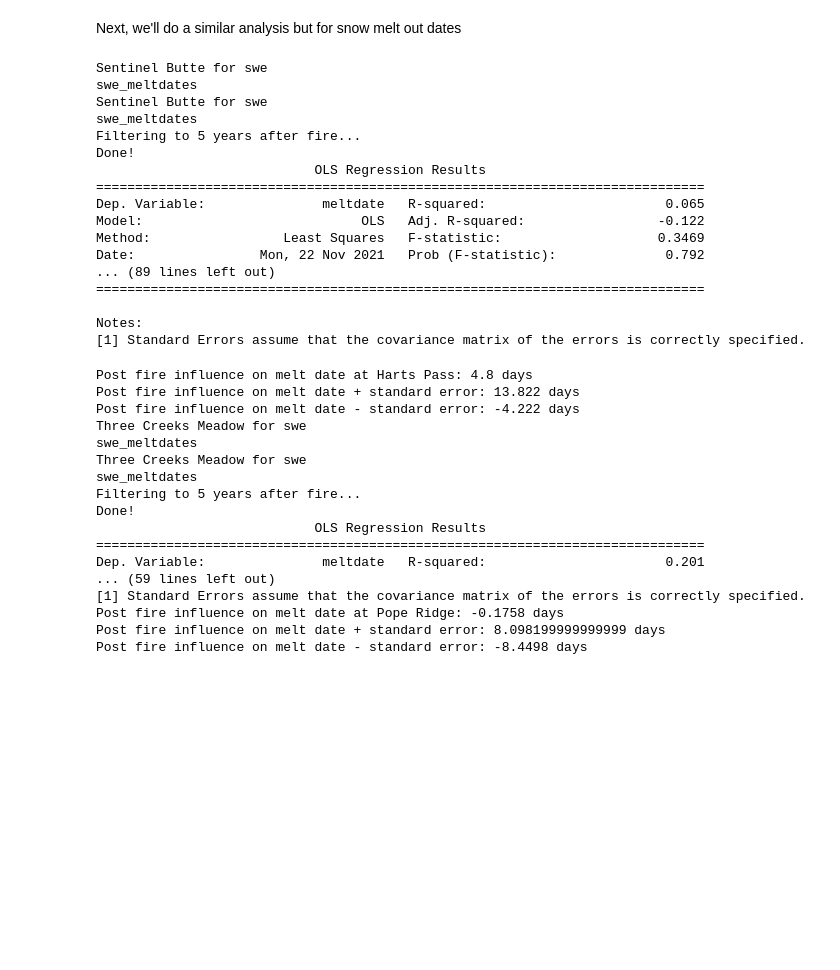
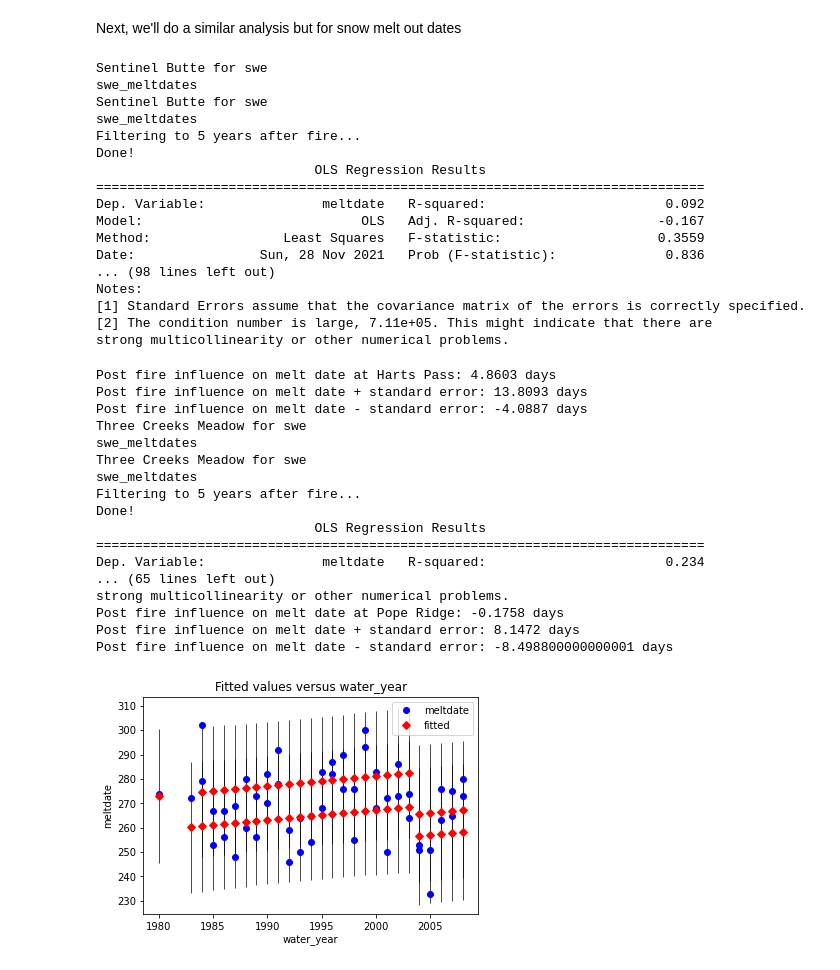
Before and after one commit to dlhogan97/CEWA565_project, a Jupyter notebook: regression_confidence_intervals.ipynb, the cells around one changed output. Drawn from its saved outputs; the diff is of its cells as text; code cells hidden in the pictures; blank space fills up the shorter version.

```diff
--- a/regression_confidence_intervals.ipynb
+++ b/regression_confidence_intervals.ipynb
@@ -323,13 +332,14 @@ for (site,paired) in fire_sites.items():
                 # Compute the standard error
                 sigma = stderr * np.sqrt(sst_x)
                 r_squared = rvalue**2
-                # conf interval calculations
-                sB1 = sigma/np.sqrt(sst_x)
                 # t-value for alpha/2 with n-2 degrees of freedom
                 alpha = 0.05
                 n = len(x_before)
                 dof = n - 2
                 t = stats.t.ppf(1-alpha/2, dof)
+                # conf interval calculations
+                sB1 = sigma/np.sqrt(sst_x)
+
                 # compute upper and lower b1 limits
                 B1_upper = slope + t * sB1
                 B1_lower = slope - t * sB1
@@ -349,11 +359,16 @@ for (site,paired) in fire_sites.items():
                 ax.axhline(df['DOWY'].mean(),color='magenta', label='Mean Melt Date')
                 ax.plot(x_before,y_before,'k-',label='Linear Regression Trend')
                 ax.scatter(df['water_year'],df['DOWY'])
+                ax.plot([],[],c='white', label='R$^2$ = {}'.format(np.round(r_squared,3)))
+                ax.plot([],[],c='white', label='p < {}'.format(np.round(pvalue,3)))
                 ax.set_ylim(180,max_swe+10)
                 ax.set_xlabel('Year', size=14)
                 ax.set_ylabel('Day of Water Year', size=14)
                 ax.legend()
                 ax.set_title('Snow Melt Date at {}'.format(title))
+
+        print(stats.fligner(df_a['DOWY'],df_paired_a['DOWY'])) # test for similarity in variance
+        print(stats.ranksums(df_paired_a['DOWY'], df_paired_b['DOWY'])) # test for equality of means between two samples
 # %% [output]
 Sentinel Butte for swe
 swe_meltdates
@@ -464,6 +479,8 @@ Filtering to 5 years after fire...
 Done!
 -0.17575757575755802
 [figure]
+# %%
+df1['datetime'] = df1['datetime'].dt.year
 # %%
 diff_in_diff_results = {}
 for i,(site,paired) in enumerate(fire_sites.items()):
@@ -471,32 +488,32 @@ for i,(site,paired) in enumerate(fire_sites.items()):
     df1 = df_b[(df_b.index.month==4) & (df_b.index.day==1)].reset_index()
     df1 = df1[['datetime','SNOTEL:WTEQ_D']].dropna()
     df1['pre_post'] = 0
-    df1['original'] = 1
+    df1['burned_unburned'] = 1
 
     df2 = df_paired_b[(df_paired_b.index.month==4) & (df_paired_b.index.day==1)].reset_index()
     df2 = df2[['datetime','SNOTEL:WTEQ_D']].dropna()
     df2['pre_post'] = 0
-    df2['original'] = 0
+    df2['burned_unburned'] = 0
 
     df3 = df_a[(df_a.index.month==4) & (df_a.index.day==1)].reset_index()
     df3 = df3[['datetime','SNOTEL:WTEQ_D']].dropna()
     df3['pre_post'] = 1
-    df3['original'] = 1
+    df3['burned_unburned'] = 1
 
     df4 = df_paired_a[(df_paired_a.index.month==4) & (df_paired_a.index.day==1)].reset_index()
     df4 = df4[['datetime','SNOTEL:WTEQ_D']].dropna()
     df4['pre_post'] = 1
-    df4['original'] = 0
+    df4['burned_unburned'] = 0
 
     df = pd.concat([df1,df2,df3,df4])
     df = df.rename(columns = {'SNOTEL:WTEQ_D':'April1SWE'})
-    results = smf.ols("April1SWE ~ original*pre_post",data=df).fit().summary()
+    results = smf.ols("April1SWE ~ datetime.dt.year+burned_unburned*pre_post",data=df).fit().summary()
     print(results)
     results_as_html = results.tables[1].as_html()
     diff_in_diff_ols = pd.read_html(results_as_html,header=0, index_col=0)[0]
     diff_in_diff_results[site] = diff_in_diff_ols
-    post_fire_difference = diff_in_diff_ols.loc['original:pre_post']['coef']
-    post_fire_stderror = diff_in_diff_ols.loc['original:pre_post']['std err']
+    post_fire_difference = diff_in_diff_ols.loc['burned_unburned:pre_post']['coef']
+    post_fire_stderror = diff_in_diff_ols.loc['burned_unburned:pre_post']['std err']
 
     print('Post fire influence on SWE at {}: {} mm'.format(site,post_fire_difference))
     print('Post fire influence on SWE + standard error: {} mm'.format(post_fire_difference+post_fire_stderror))
@@ -544,6 +563,7 @@ Next, we'll do a similar analysis but for snow melt out dates
 # %%
 diff_in_diff_results = {}
 for i,(site,paired) in enumerate(fire_sites.items()):
+
     df_b, df_a, df_paired_b, df_paired_a = getSites(site,paired, variable='meltdates',postyrs=years)
     df1 = df_b
     df1 = df1[['water_year','DOWY']].dropna()
@@ -567,49 +587,52 @@ for i,(site,paired) in enumerate(fire_sites.items()):
 
     df = pd.concat([df1,df2,df3,df4])
     df = df.rename(columns = {'DOWY':'meltdate'})
-    results = smf.ols("meltdate ~ original*pre_post",data=df).fit().summary()
-    print(results)
-    results_as_html = results.tables[1].as_html()
+    results = smf.ols("meltdate ~ water_year + original*pre_post",data=df).fit()
+    print(results.summary())
+    if i == 2:
+        sm.graphics.plot_fit(results, 1)
+    results_as_html = results.summary().tables[1].as_html()
     diff_in_diff_ols = pd.read_html(results_as_html,header=0, index_col=0)[0]
-    diff_in_diff_results[site] = diff_in_diff_ols
+    diff_in_diff_results[site] = [diff_in_diff_ols,results]
     post_fire_difference = diff_in_diff_ols.loc['original:pre_post']['coef']
     post_fire_stderror = diff_in_diff_ols.loc['original:pre_post']['std err']
 
     print('Post fire influence on melt date at {}: {} days'.format(site,post_fire_difference))
     print('Post fire influence on melt date + standard error: {} days'.format(post_fire_difference+post_fire_stderror))
     print('Post fire influence on melt date - standard error: {} days'.format(post_fire_difference-post_fire_stderror))
 # %% [output]
 Sentinel Butte for swe
 swe_meltdates
 Sentinel Butte for swe
 swe_meltdates
 Filtering to 5 years after fire...
 Done!
                             OLS Regression Results
 ==============================================================================
-Dep. Variable:               meltdate   R-squared:                       0.065
-Model:                            OLS   Adj. R-squared:                 -0.122
-Method:                 Least Squares   F-statistic:                    0.3469
-Date:                Mon, 22 Nov 2021   Prob (F-statistic):              0.792
-... (89 lines left out)
-==============================================================================
-
+Dep. Variable:               meltdate   R-squared:                       0.092
+Model:                            OLS   Adj. R-squared:                 -0.167
+Method:                 Least Squares   F-statistic:                    0.3559
+Date:                Sun, 28 Nov 2021   Prob (F-statistic):              0.836
+... (98 lines left out)
 Notes:
 [1] Standard Errors assume that the covariance matrix of the errors is correctly specified.
+[2] The condition number is large, 7.11e+05. This might indicate that there are
+strong multicollinearity or other numerical problems.
-Post fire influence on melt date at Harts Pass: 4.8 days
-Post fire influence on melt date + standard error: 13.822 days
-Post fire influence on melt date - standard error: -4.222 days
+Post fire influence on melt date at Harts Pass: 4.8603 days
+Post fire influence on melt date + standard error: 13.8093 days
+Post fire influence on melt date - standard error: -4.0887 days
 Three Creeks Meadow for swe
 swe_meltdates
 Three Creeks Meadow for swe
 swe_meltdates
 Filtering to 5 years after fire...
 Done!
                             OLS Regression Results
 ==============================================================================
-Dep. Variable:               meltdate   R-squared:                       0.201
-... (59 lines left out)
-[1] Standard Errors assume that the covariance matrix of the errors is correctly specified.
+Dep. Variable:               meltdate   R-squared:                       0.234
+... (65 lines left out)
+strong multicollinearity or other numerical problems.
 Post fire influence on melt date at Pope Ridge: -0.1758 days
-Post fire influence on melt date + standard error: 8.098199999999999 days
-Post fire influence on melt date - standard error: -8.4498 days
+Post fire influence on melt date + standard error: 8.1472 days
+Post fire influence on melt date - standard error: -8.498800000000001 days
+[figure, added]
```
Also changed, not shown: parts of 10 cells of this notebook.
